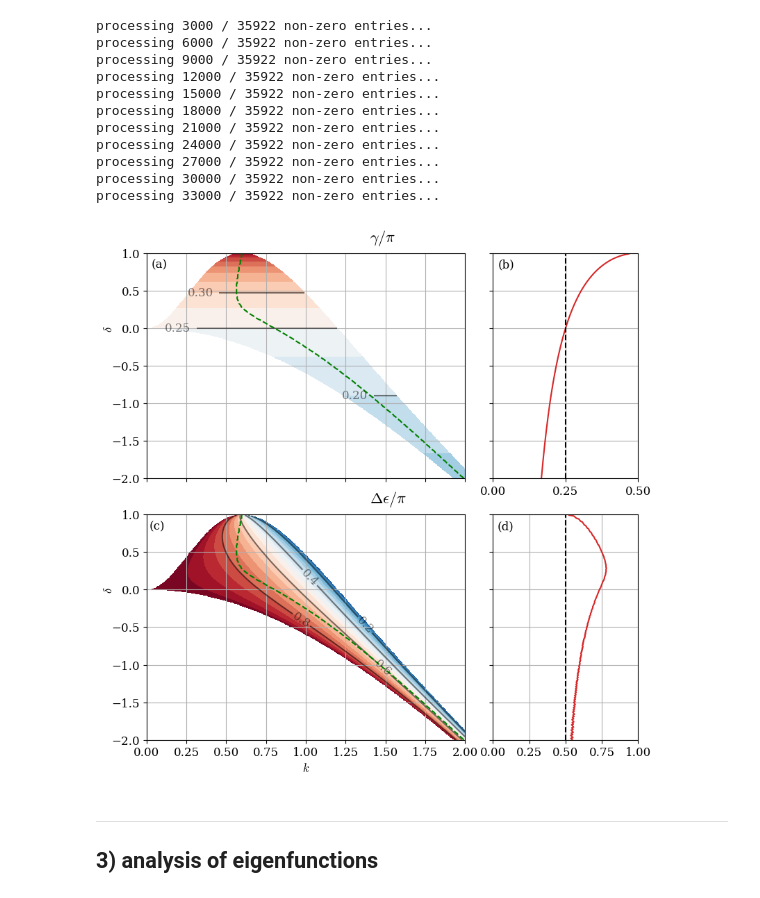
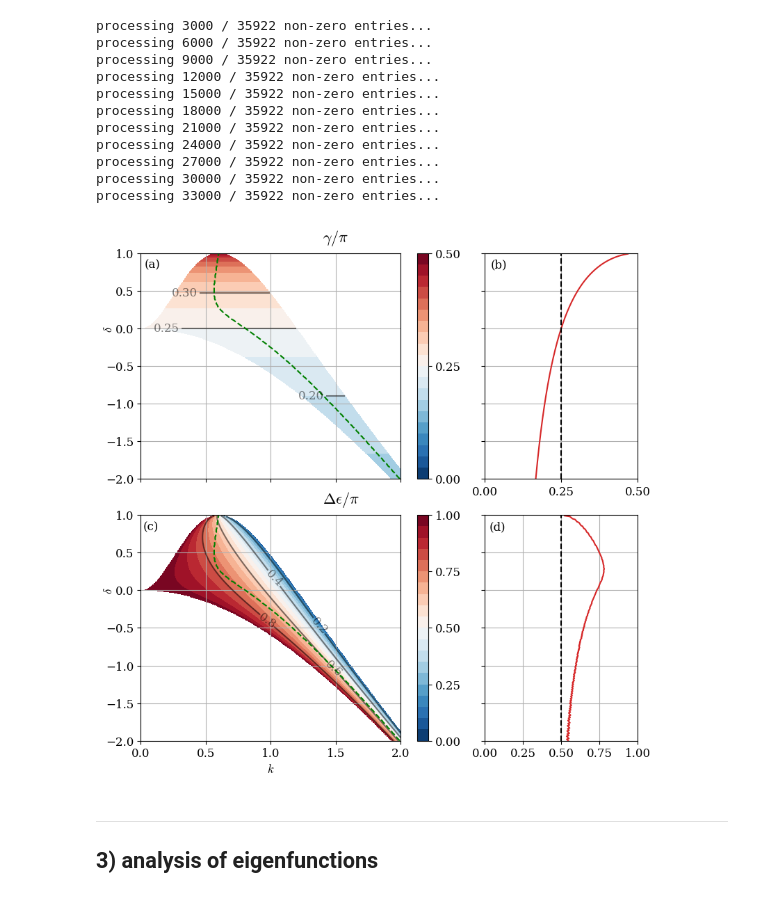
Before and after one commit to julianmak/julianmak.github.io, a Jupyter notebook: files/Eady/Eady_analysis.ipynb, the cells around one changed output. Cells and saved outputs as stored; diff of their text form; code cells hidden in the pictures.

```diff
--- a/files/Eady/Eady_analysis.ipynb
+++ b/files/Eady/Eady_analysis.ipynb
@@ -511,6 +507,8 @@ ax.yaxis.set_label_coords(-0.1, 0.665)
 ax.set_xticklabels([])
 ax.text(0.03, 0.8, r"(a)")
 ax.text(1.4, 1.15, r"$\gamma / \pi$", fontsize=16)
+cax = plt.colorbar(cs)
+cax.ax.set_yticks([0, 0.25, 0.5])
 
 ax = plt.subplot2grid((2, 3), (0, 2))
 ax.plot(amp_edge_vec[:-1] / np.pi, delta_vec[:-1], "C3")
@@ -526,34 +524,36 @@ ax.text(0.018, 0.8, r"(b)")
 
 ax = plt.subplot2grid((2, 3), (1, 0), colspan=2)
 cs = ax.contourf(k_vec, delta_vec, phase_edge.T / np.pi, levels=np.linspace(0, 1, 21))
 # plt.colorbar(cs)
 lines = ax.contour(k_vec, delta_vec, phase_edge.T / np.pi, levels=np.linspace(0, 1, 6), colors="k", alpha=0.5)
 ax.clabel(lines, inline=1,inline_spacing=0, colors='k')
 ax.plot(k_max, delta_vec, 'g--')
 ax.grid()
 ax.set_xlim((0, 2))
 ax.set_xlabel(r"$k$")
 ax.set_ylabel(r"$\delta$")
 ax.yaxis.set_label_coords(-0.1, 0.665)
 ax.text(0.018, 0.8, r"(c)")
 ax.text(1.4, 1.15, r"$\Delta\epsilon / \pi$", fontsize=16)
+cax = plt.colorbar(cs)
+cax.ax.set_yticks([0, 0.25, 0.5, 0.75, 1.0])
 
 ax = plt.subplot2grid((2, 3), (1, 2))
 ax.plot(phase_edge_vec[:-1] / np.pi, delta_vec[:-1], "C3")
 ax.plot([0.5, 0.5], [-2, 1], 'k--')
 # ax.set_xlabel(r"$\Delta\epsilon / \pi$")
 # ax.set_ylabel(r"$\delta$")
 ax.set_xlim([0, 1])
 ax.set_ylim([-2, 1])
 ax.set_yticklabels([])
 ax.grid()
 ax.text(0.03, 0.8, r"(d)")
 
 fig.tight_layout(pad=0.5)
 
 plt.savefig("./amp_phase_from_edge_wave.pdf", bbox_inches="tight")
 # %% [output]
-[figure, old version]
+[figure, new version]
 # %% [markdown]
 -----
 ## 3) analysis of eigenfunctions
```
Also changed, not shown: parts of 8 cells of this notebook.
